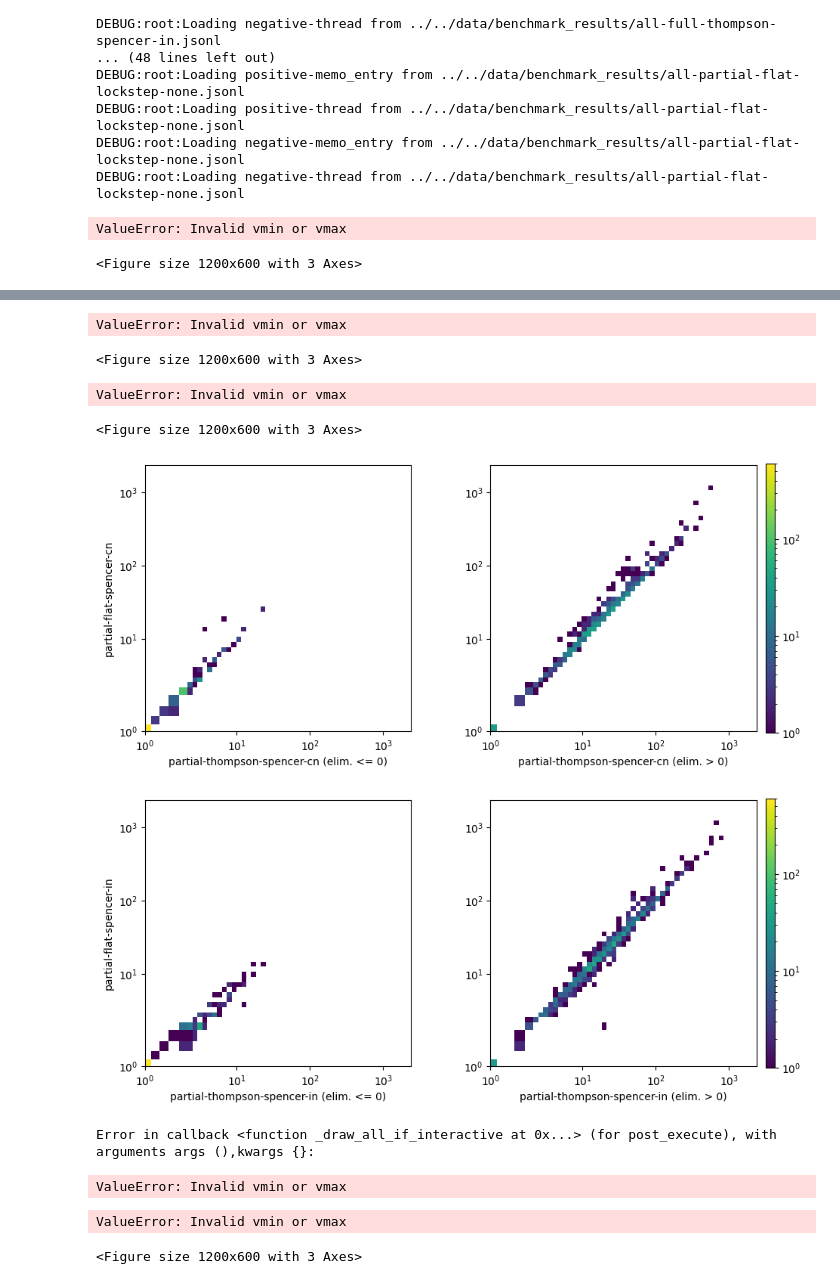
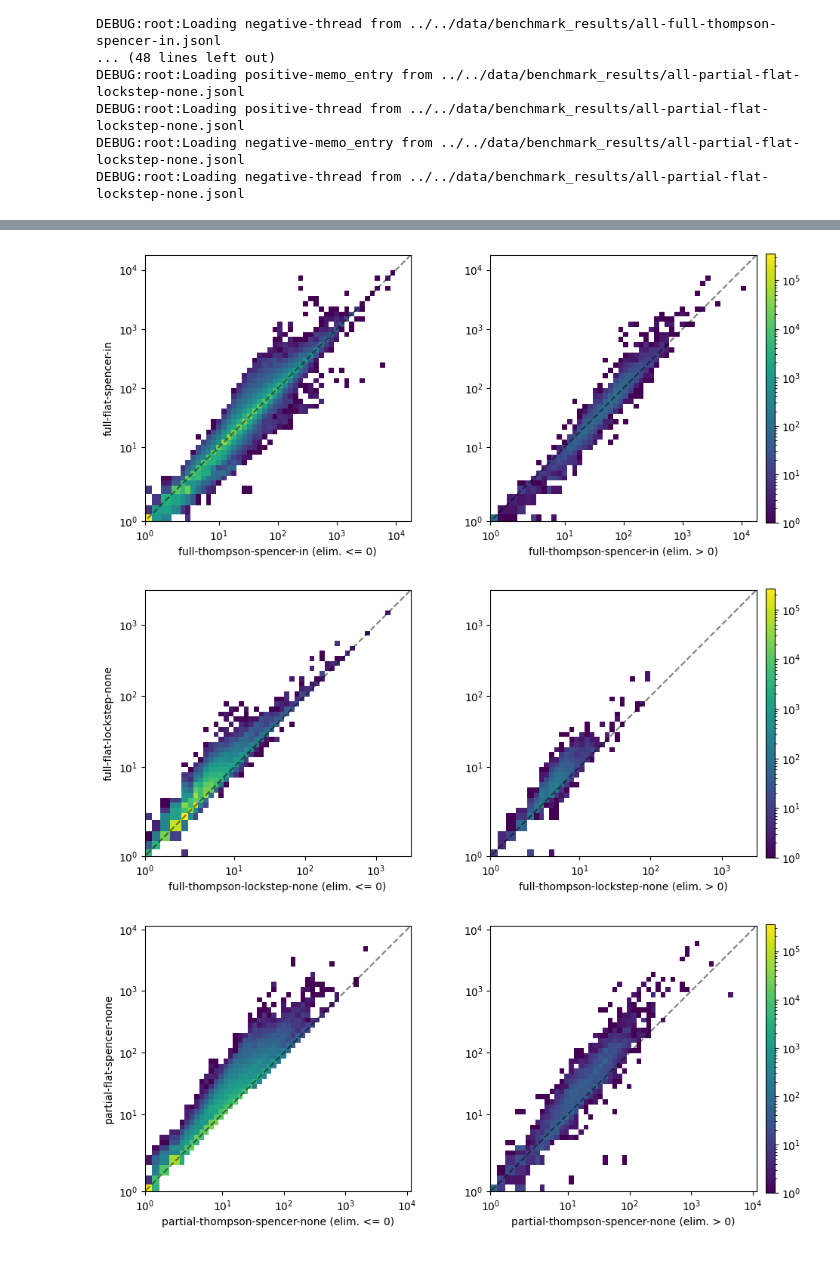
Before and after one commit to bkmwatling/BRU, a Jupyter notebook: benchmark/notebooks/figures/memory_usage_plot.ipynb, the cells around one changed output, grey strips where cells are left out. Saved outputs shown, nothing was run; the diff lists cells and outputs as text; code cells hidden in the pictures.

```diff
--- a/benchmark/notebooks/figures/memory_usage_plot.ipynb
+++ b/benchmark/notebooks/figures/memory_usage_plot.ipynb
@@ -60,10 +63,10 @@ threshold = 0
 
 for matching_type, (scheduler, memo_scheme) in options:
     input_types = ['positive', 'negative']
+    memory_usage_memo_scheme = (
+        memory_usage[matching_type]['thompson'][scheduler][memo_scheme])
     xs = np.concatenate([
-        memory_usage[matching_type]['thompson'][scheduler][memo_scheme][input_type]
-        for input_type in input_types
-    ])
+        memory_usage_memo_scheme[input_type] for input_type in input_types])
     xlabel = "-".join([matching_type, 'thompson', scheduler, memo_scheme])
     ys = np.concatenate([
         memory_usage[matching_type]['flat'][scheduler][memo_scheme][input_type]
@@ -72,6 +75,7 @@ for matching_type, (scheduler, memo_scheme) in options:
     ylabel = "-".join([matching_type, 'flat', scheduler, memo_scheme])
     zs = np.concatenate(
         [eliminateds[memo_scheme][input_type] for input_type in input_types])
+
     # Range excluding outliers
     total = xs + ys
     quartile_1 = np.quantile(total, 0.25)
@@ -83,11 +87,17 @@ for matching_type, (scheduler, memo_scheme) in options:
     x_space = np.geomspace(1, max(xs+ys), 50)
     y_space = np.geomspace(1, max(ys+ys), 50)
 
+    _h1, _, _ = np.histogram2d(
+        xs[zs <= threshold], ys[zs <= threshold], bins=(x_space, y_space))
+    _h2, _, _ = np.histogram2d(
+        xs[zs > threshold], ys[zs > threshold], bins=(x_space, y_space))
+    vmax = max(np.max(_h1), np.max(_h2))
+
     fig, axes = plt.subplots(1, 2, figsize=(12, 6))
 
     h, _, _, cmap = axes[0].hist2d(
         xs[zs <= threshold], ys[zs <= threshold],
-        bins=(x_space, y_space), norm='log'
+        bins=(x_space, y_space), norm='log', vmin=1, vmax=vmax
     )
     axes[0].set_xscale('symlog')
     axes[0].set_yscale('symlog')
@@ -95,14 +105,15 @@ for matching_type, (scheduler, memo_scheme) in options:
     axes[0].set_ylabel(ylabel)
     axes[0].axis('square')
 
-    vmax = np.max(h)
-
     axes[1].hist2d(xs[zs > threshold], ys[zs > threshold], bins=(
-        x_space, y_space), norm='log', vmax=vmax)
+        x_space, y_space), norm='log', vmin=1, vmax=vmax)
     axes[1].set_xscale('symlog')
     axes[1].set_yscale('symlog')
     axes[1].set_xlabel(xlabel + f" (elim. > {threshold})")
     axes[1].axis('square')
+
+    axes[0].plot([0, max(xs+ys)*2], [0, max(xs+ys)*2], alpha=0.5, color='black', linestyle='--')
+    axes[1].plot([0, max(xs+ys)*2], [0, max(xs+ys)*2], alpha=0.5, color='black', linestyle='--')
 
     fig.subplots_adjust(right=0.8)
     axes[1].get_position()
@@ -121,5 +132,3 @@ for matching_type, (scheduler, memo_scheme) in options:
     except Exception:
         continue
 # %% [output]
-ValueError: Invalid vmin or vmax
-<Figure size 1200x600 with 3 Axes>
@@ -128,10 +137,3 @@ ValueError: Invalid vmin or vmax
-ValueError: Invalid vmin or vmax
-<Figure size 1200x600 with 3 Axes>
-ValueError: Invalid vmin or vmax
-<Figure size 1200x600 with 3 Axes>
-[figure, old version]
+[figure, new version]
-[figure, old version]
+[figure, new version]
-Error in callback <function _draw_all_if_interactive at 0x...> (for post_execute), with arguments args (),kwargs {}:
-ValueError: Invalid vmin or vmax
-ValueError: Invalid vmin or vmax
-<Figure size 1200x600 with 3 Axes>
+[figure, added]
```
Also changed, not shown: parts of 3 cells of this notebook, 38 other files.
